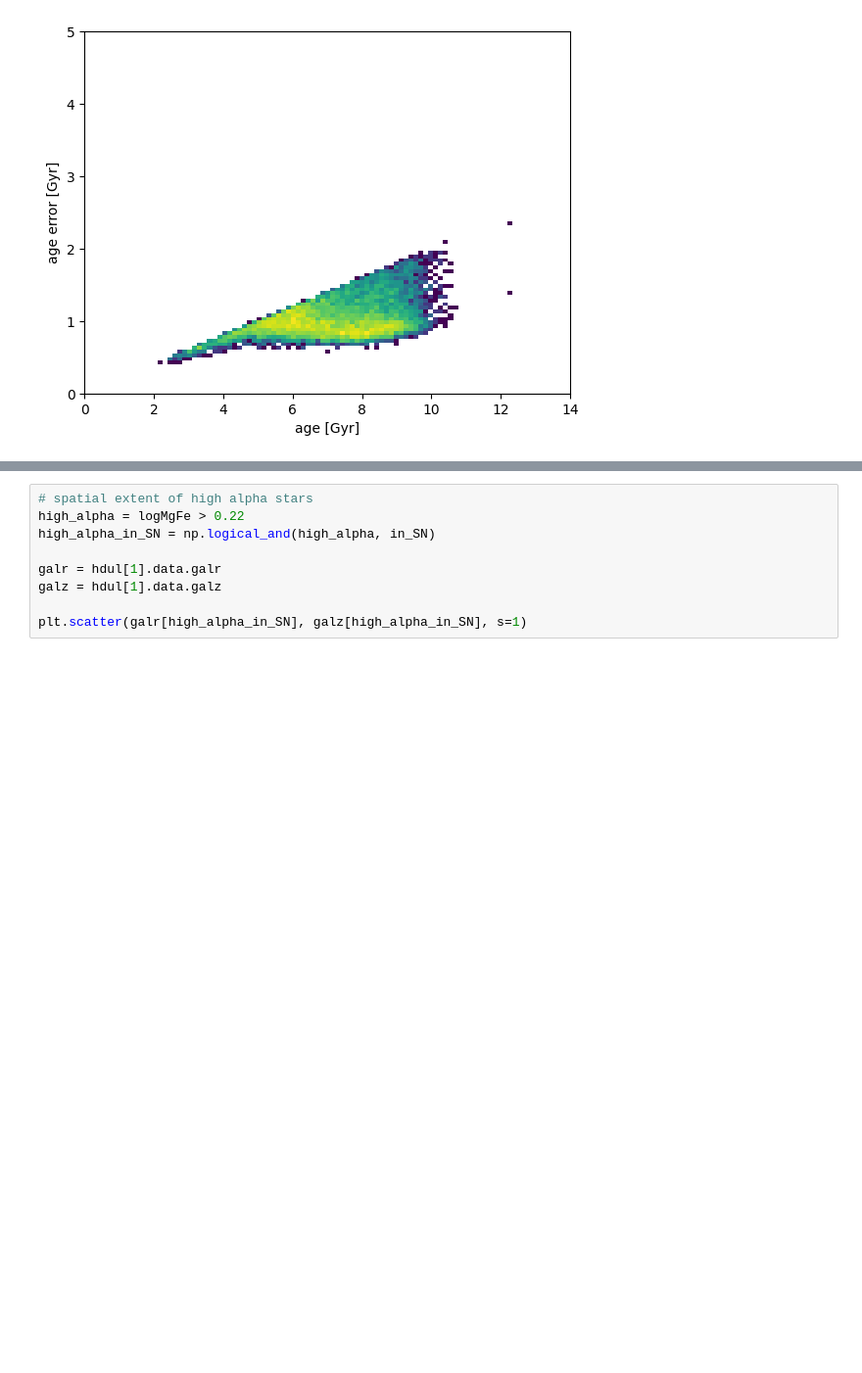
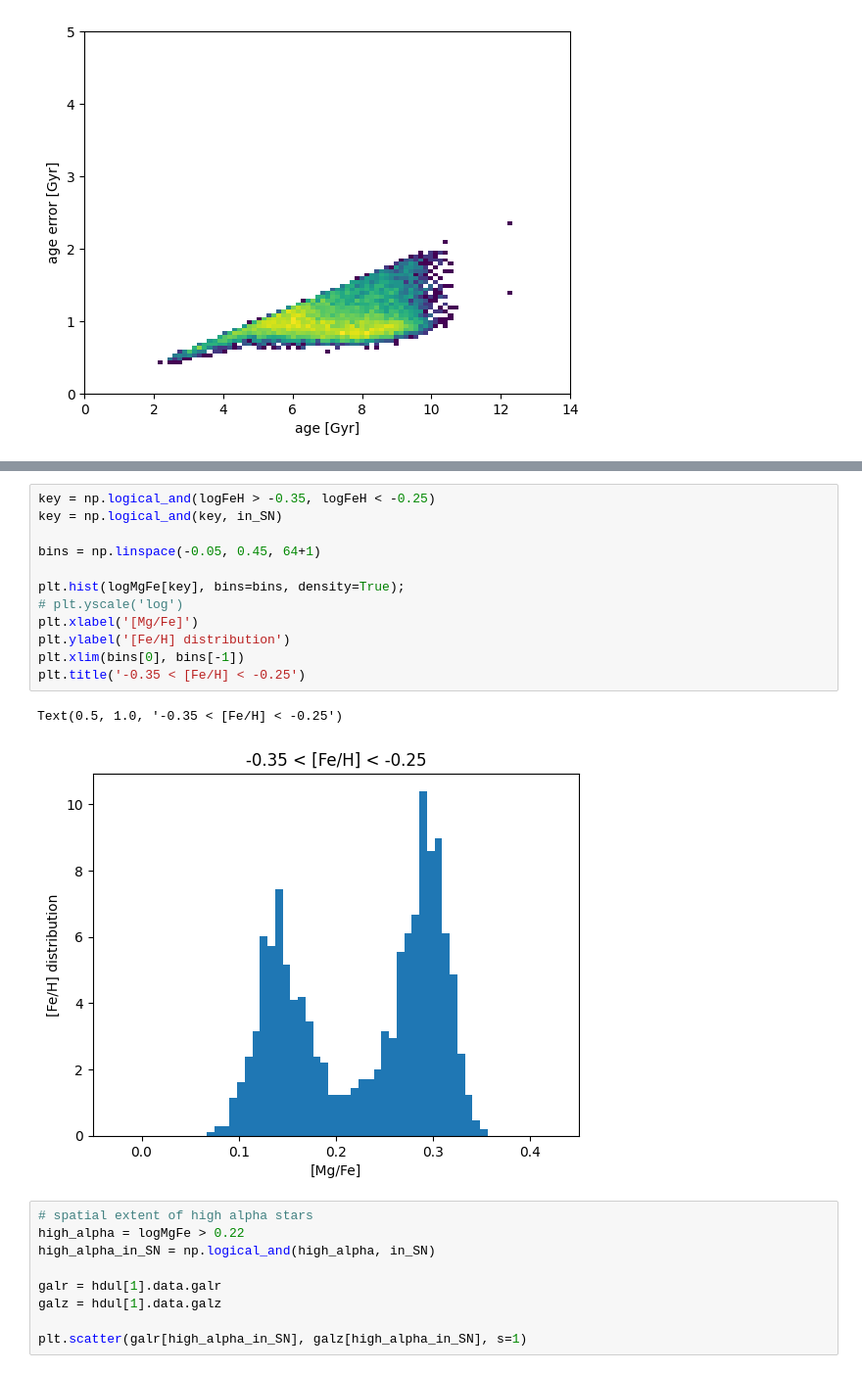
Before and after one commit to gusbeane/GSEgas, a Jupyter notebook: note/APOGEE.ipynb, the cells around one changed output, grey strips where cells are left out. Shown: that part at 98% size. Cells and saved outputs as stored; diff of their text form; blank space fills up the shorter version.

```diff
--- a/note/APOGEE.ipynb
+++ b/note/APOGEE.ipynb
@@ -143,3 +230,18 @@ Text(0, 0.5, '[Mg/Fe]')
+# %%
+key = np.logical_and(logFeH > -0.35, logFeH < -0.25)
+key = np.logical_and(key, in_SN)
+
+bins = np.linspace(-0.05, 0.45, 64+1)
+
+plt.hist(logMgFe[key], bins=bins, density=True);
+# plt.yscale('log')
+plt.xlabel('[Mg/Fe]')
+plt.ylabel('[Fe/H] distribution')
+plt.xlim(bins[0], bins[-1])
+plt.title('-0.35 < [Fe/H] < -0.25')
+# %% [output]
+Text(0.5, 1.0, '-0.35 < [Fe/H] < -0.25')
+[figure, added]
 # %%
 # spatial extent of high alpha stars
 high_alpha = logMgFe > 0.22
```
Also changed, not shown: parts of 8 cells of this notebook, 44 other files.
